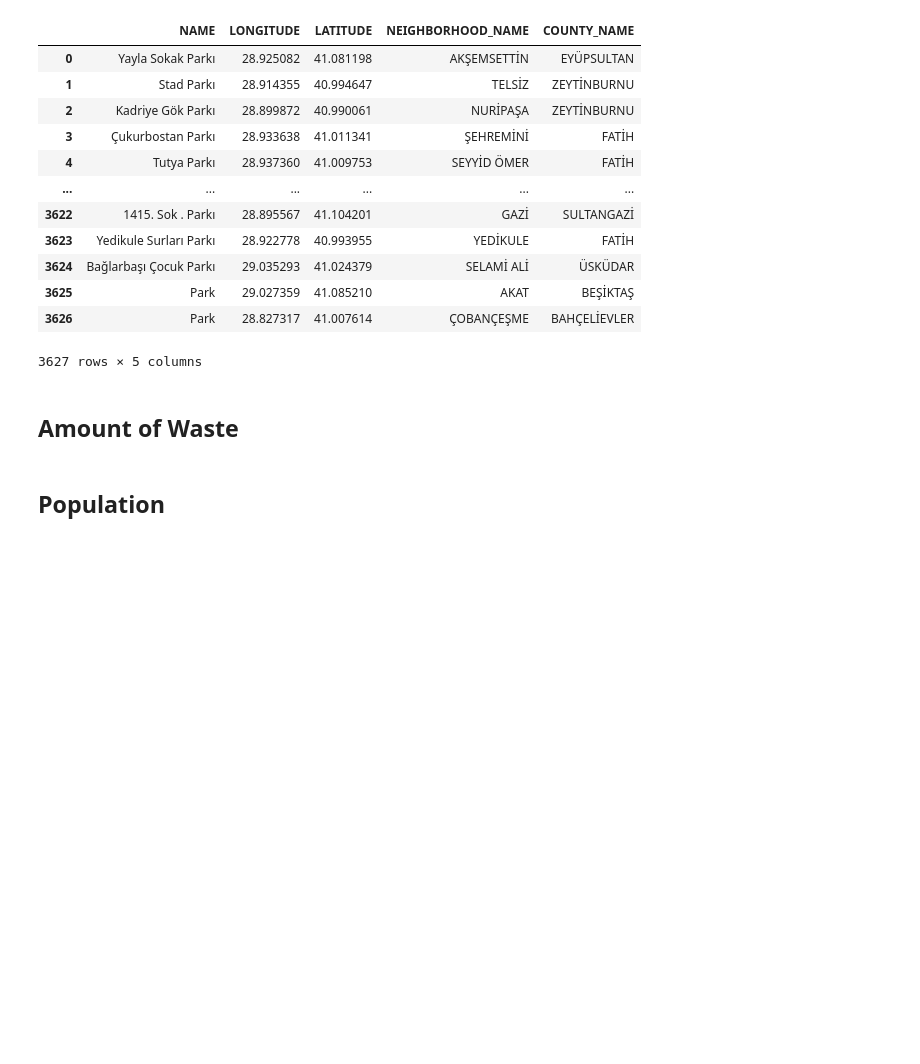
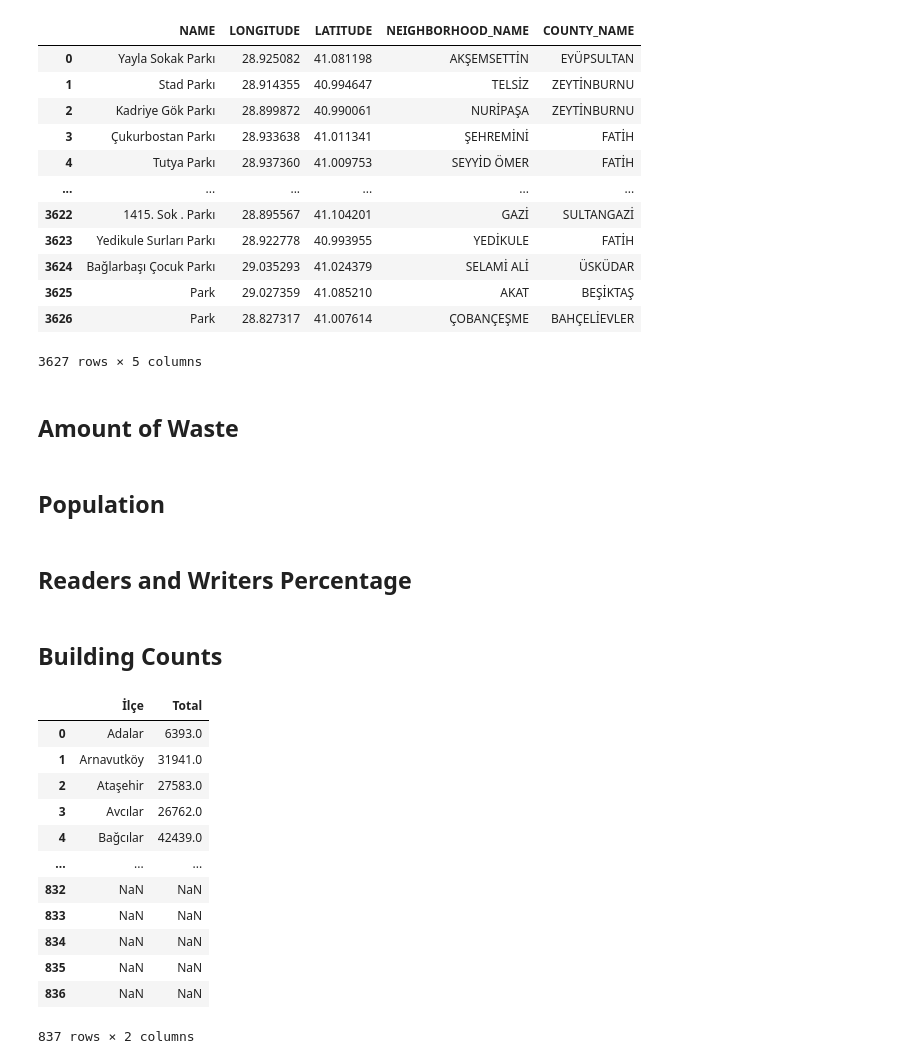
Before and after one commit to kadirkaynak/air-quality-prediction, a Jupyter notebook: utilities/Improving_Data.ipynb, the cells around one changed output. Cells and saved outputs as stored; diff of their text form; code cells hidden in the pictures; blank space fills up the shorter version.

```diff
--- a/utilities/Improving_Data.ipynb
+++ b/utilities/Improving_Data.ipynb
@@ -727,3 +727,5 @@ for col, data in enumerate(adj_matrix):
     worksheet.write_column(row, col, data)
 
 workbook.close()
+# %% [markdown]
+## Readers and Writers Percentage
@@ -729,0 +781,24 @@ workbook.close()
+# %% [markdown]
+## Building Counts
+# %%
+data_pd = pd.read_excel(
+     os.path.join("../datasets/adjacency/building_counts_2017.xlsx"),
+     engine='openpyxl',
+     parse_dates=True,
+     sheet_name='Sum'
+)
+data_pd
+# %% [output]
+|  | İlçe | Total |
+| 0 | Adalar | 6393.0 |
+| 1 | Arnavutköy | 31941.0 |
+| 2 | Ataşehir | 27583.0 |
+| 3 | Avcılar | 26762.0 |
+| 4 | Bağcılar | 42439.0 |
+| ... | ... | ... |
+| 832 | NaN | NaN |
+| 833 | NaN | NaN |
+| 834 | NaN | NaN |
+| 835 | NaN | NaN |
+| 836 | NaN | NaN |
+837 rows × 2 columns
```
Also changed, not shown: parts of 5 cells of this notebook, 7 other files.
